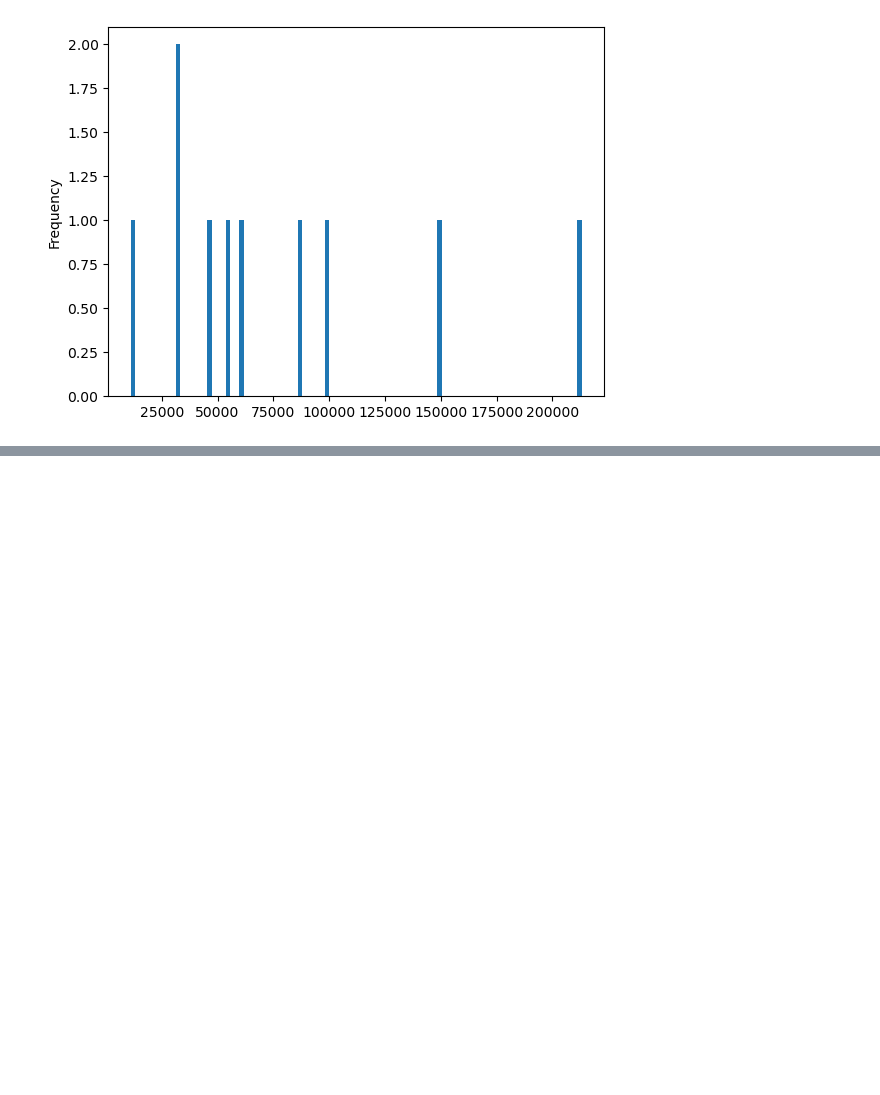
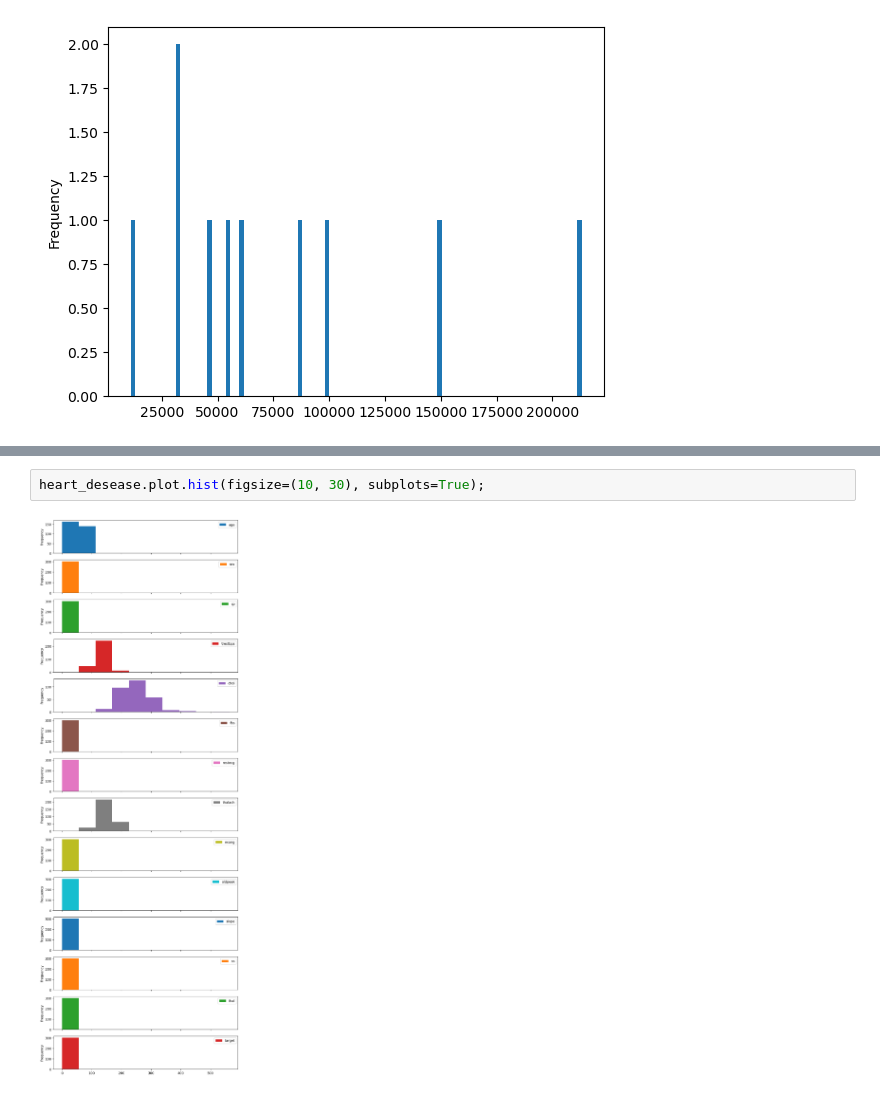
Before and after one commit to DevSen101/ML-Bootcamp, a Jupyter notebook: Matplotlib/Introduction-to-Matplotlib.ipynb, the cells around one changed output, grey strips where cells are left out. Saved outputs shown, nothing was run; the diff lists cells and outputs as text; blank space fills up the shorter version.

```diff
--- a/Matplotlib/Introduction-to-Matplotlib.ipynb
+++ b/Matplotlib/Introduction-to-Matplotlib.ipynb
@@ -425,0 +444,4 @@ car_sales["Odometer (KM)"].plot.hist(bins=100);
+# %%
+heart_desease.plot.hist(figsize=(10, 30), subplots=True);
+# %% [output]
+[figure, added]
```
Also changed, not shown: parts of 9 cells of this notebook, 1 other file.
